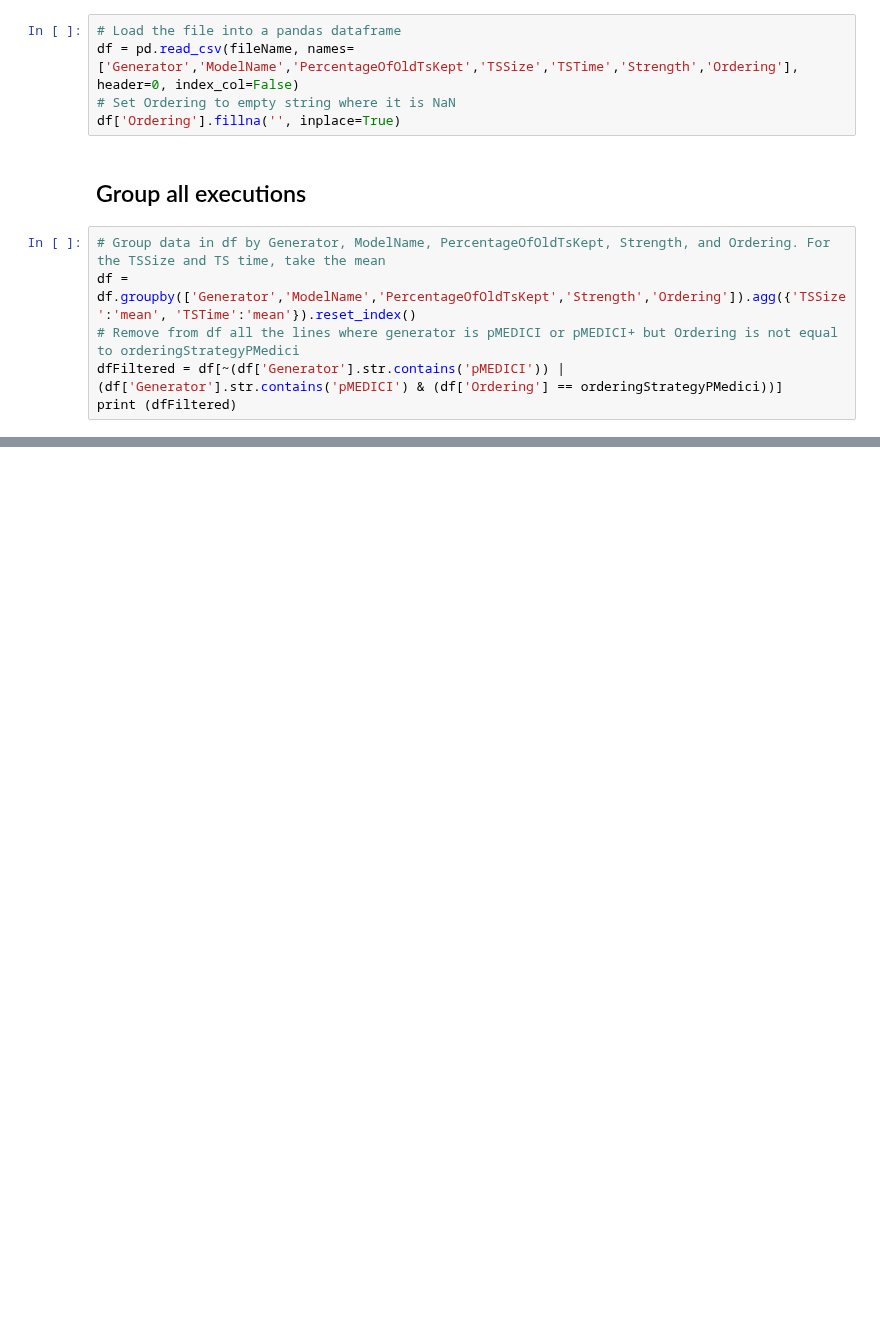
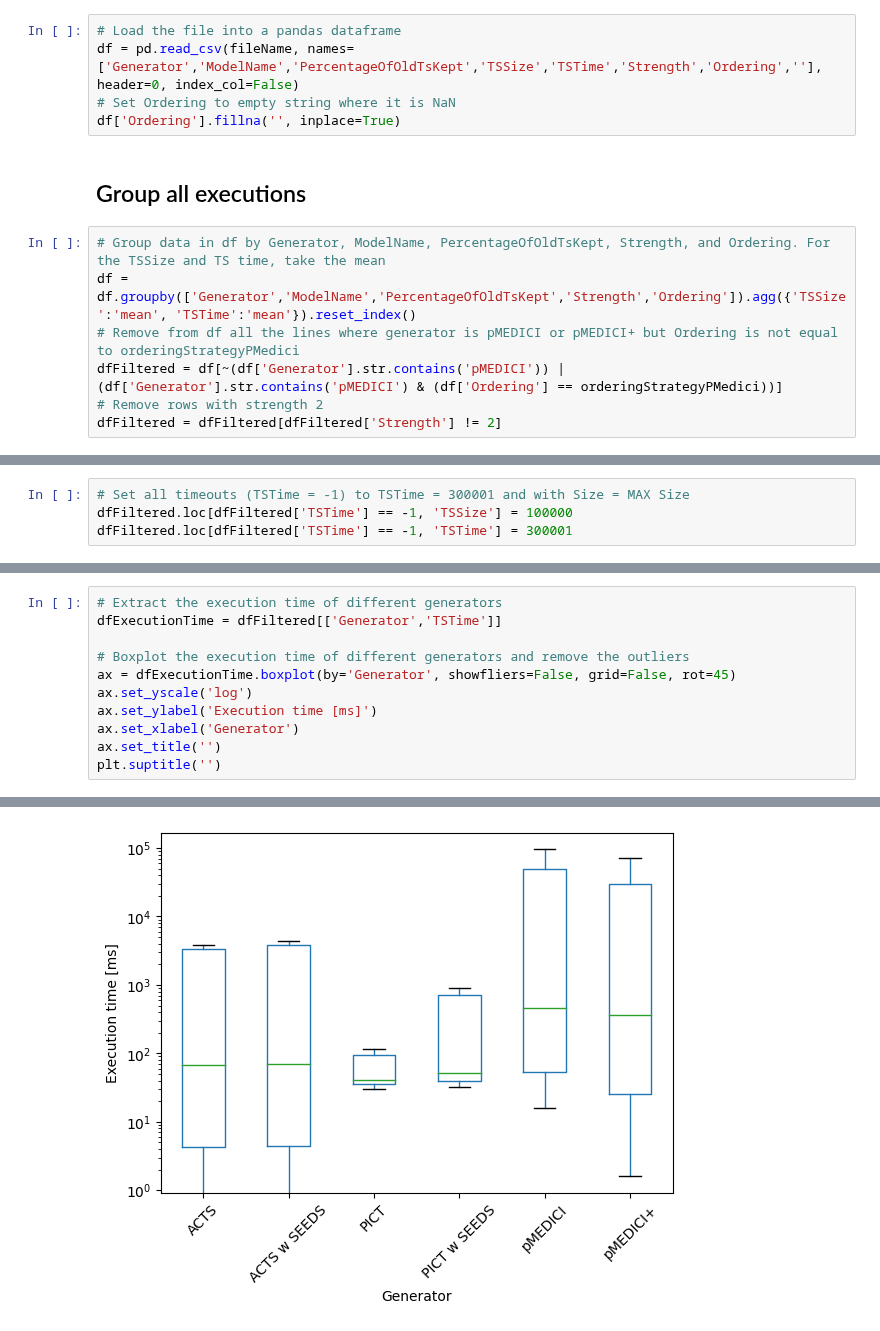
Before and after one commit to fmselab/ct-tools, a Jupyter notebook: IncrementalCitGeneration/experiments/AnalysisExperimentsSINC.ipynb, the cells around one changed output, grey strips where cells are left out. Cells and saved outputs as stored; diff of their text form; blank space fills up the shorter version.

```diff
--- a/IncrementalCitGeneration/experiments/AnalysisExperimentsSINC.ipynb
+++ b/IncrementalCitGeneration/experiments/AnalysisExperimentsSINC.ipynb
@@ -9,7 +11,7 @@ fileName = "resultsSINC.csv"
 orderingStrategyPMedici = "IN_ORDER_SIZE_DESC"
 # %%
 # Load the file into a pandas dataframe
-df = pd.read_csv(fileName, names=['Generator','ModelName','PercentageOfOldTsKept','TSSize','TSTime','Strength','Ordering'], header=0, index_col=False)
+df = pd.read_csv(fileName, names=['Generator','ModelName','PercentageOfOldTsKept','TSSize','TSTime','Strength','Ordering',''], header=0, index_col=False)
 # Set Ordering to empty string where it is NaN
 df['Ordering'].fillna('', inplace=True)
 # %% [markdown]
@@ -19,4 +21,5 @@ df['Ordering'].fillna('', inplace=True)
 df = df.groupby(['Generator','ModelName','PercentageOfOldTsKept','Strength','Ordering']).agg({'TSSize':'mean', 'TSTime':'mean'}).reset_index()
 # Remove from df all the lines where generator is pMEDICI or pMEDICI+ but Ordering is not equal to orderingStrategyPMedici
 dfFiltered = df[~(df['Generator'].str.contains('pMEDICI')) | (df['Generator'].str.contains('pMEDICI') & (df['Ordering'] == orderingStrategyPMedici))]
-print (dfFiltered)
+# Remove rows with strength 2
+dfFiltered = dfFiltered[dfFiltered['Strength'] != 2]
@@ -40,0 +45,4 @@ print (dfFiltered)
+# %%
+# Set all timeouts (TSTime = -1) to TSTime = 300001 and with Size = MAX Size
+dfFiltered.loc[dfFiltered['TSTime'] == -1, 'TSSize'] = 100000
+dfFiltered.loc[dfFiltered['TSTime'] == -1, 'TSTime'] = 300001
@@ -40,0 +51,12 @@ print (dfFiltered)
+# %%
+# Extract the execution time of different generators
+dfExecutionTime = dfFiltered[['Generator','TSTime']]
+
+# Boxplot the execution time of different generators and remove the outliers
+ax = dfExecutionTime.boxplot(by='Generator', showfliers=False, grid=False, rot=45)
+ax.set_yscale('log')
+ax.set_ylabel('Execution time [ms]')
+ax.set_xlabel('Generator')
+ax.set_title('')
+plt.suptitle('')
+# %% [output]
@@ -40,0 +64 @@ print (dfFiltered)
+[figure, added]
```
Also changed, not shown: parts of 9 cells of this notebook.
